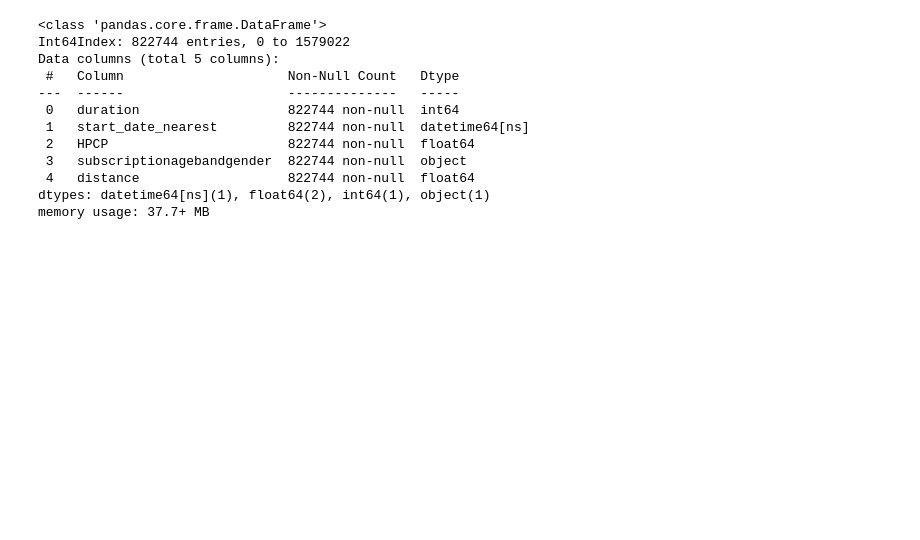
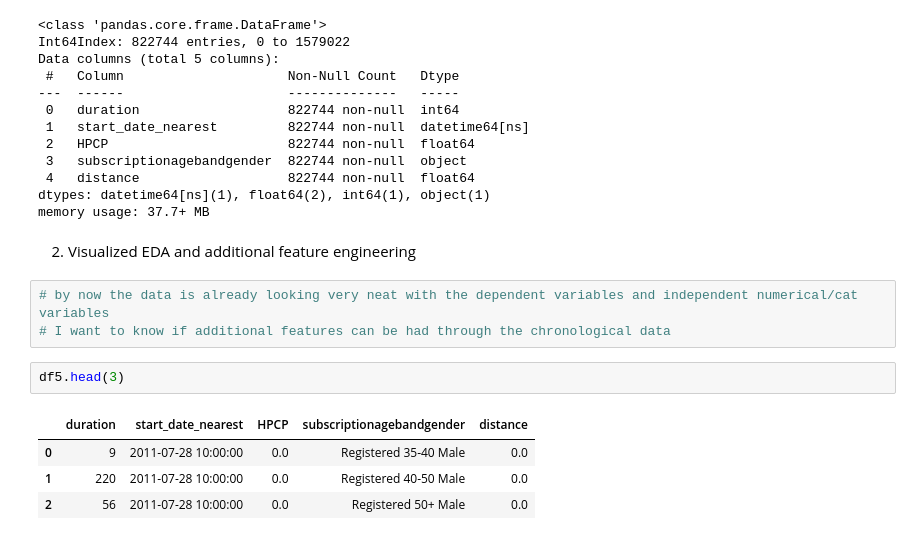
Before and after one commit to bobbyxwu/testrepo1, a Jupyter notebook: main.ipynb, the cells around one changed output. Cells and saved outputs as stored; diff of their text form; blank space fills up the shorter version.

```diff
--- a/main.ipynb
+++ b/main.ipynb
@@ -273,3 +273,15 @@ Data columns (total 5 columns):
  4   distance                   822744 non-null  float64
 dtypes: datetime64[ns](1), float64(2), int64(1), object(1)
 memory usage: 37.7+ MB
+# %% [markdown]
+2. Visualized EDA and additional feature engineering
+# %%
+# by now the data is already looking very neat with the dependent variables and independent numerical/cat variables
+# I want to know if additional features can be had through the chronological data
+# %%
+df5.head(3)
+# %% [output]
+|  | duration | start_date_nearest | HPCP | subscriptionagebandgender | distance |
+| 0 | 9 | 2011-07-28 10:00:00 | 0.0 | Registered 35-40 Male | 0.0 |
+| 1 | 220 | 2011-07-28 10:00:00 | 0.0 | Registered 40-50 Male | 0.0 |
+| 2 | 56 | 2011-07-28 10:00:00 | 0.0 | Registered 50+ Male | 0.0 |
```
Also changed, not shown: parts of 1 cell of this notebook, 1 other file.
